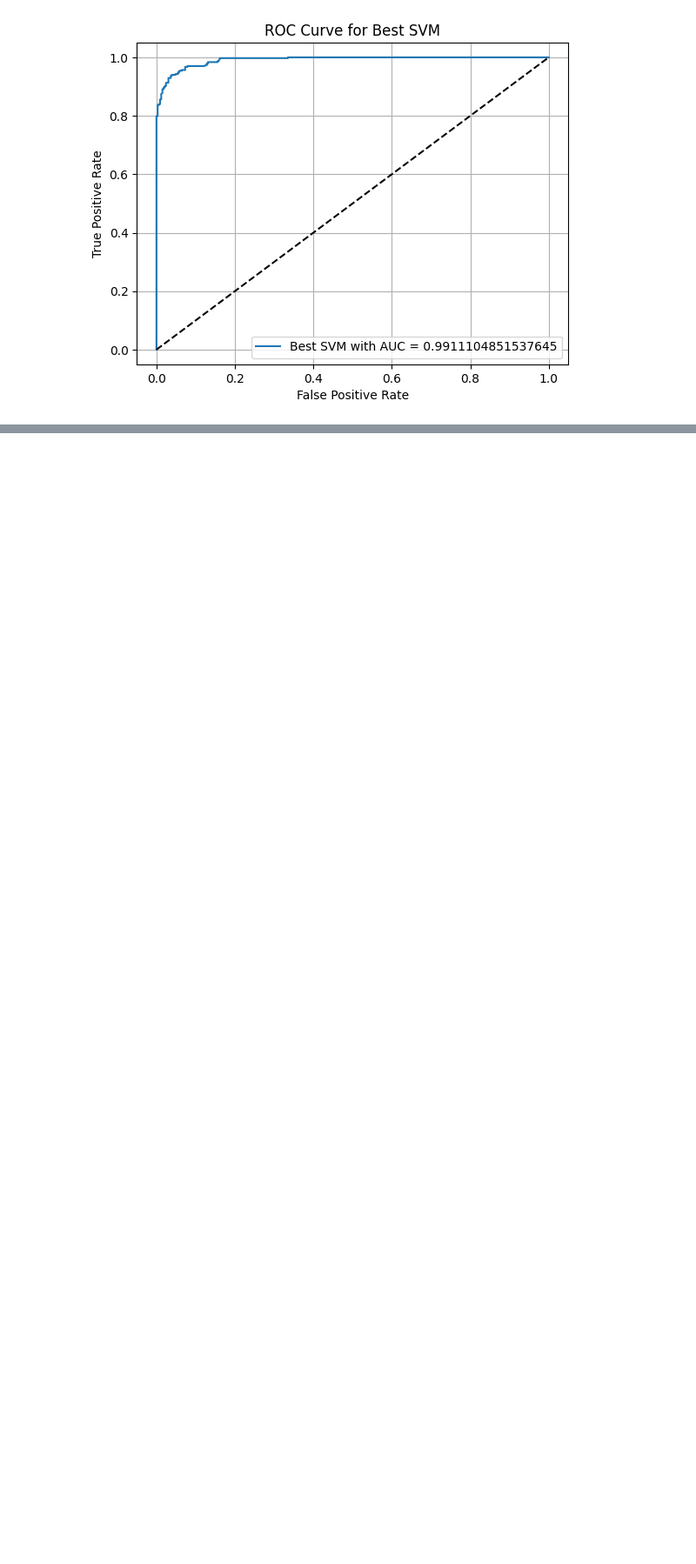
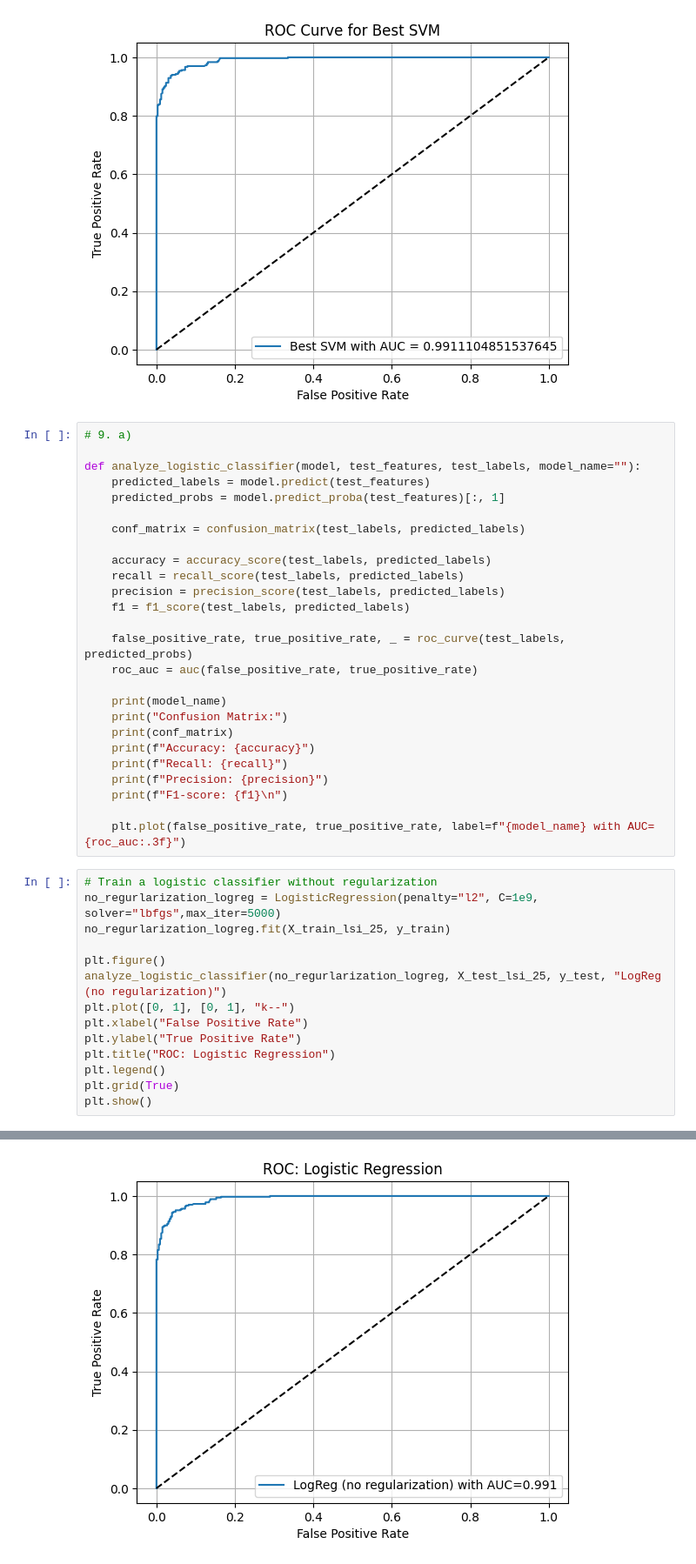
Before and after one commit to joelh11/ECE-219-Project1, a Jupyter notebook: q7_12_project1.ipynb, the cells around one changed output, grey strips where cells are left out. Shown at 87% size. Drawn from its saved outputs; the diff is of its cells as text; blank space fills up the shorter version.

```diff
--- a/q7_12_project1.ipynb
+++ b/q7_12_project1.ipynb
@@ -411,3 +413,44 @@ plt.grid(True)
 plt.show()
 # %% [output]
 [figure]
+# %%
+# 9. a)
+
+def analyze_logistic_classifier(model, test_features, test_labels, model_name=""):
+    predicted_labels = model.predict(test_features)
+    predicted_probs = model.predict_proba(test_features)[:, 1]
+
+    conf_matrix = confusion_matrix(test_labels, predicted_labels)
+
+    accuracy = accuracy_score(test_labels, predicted_labels)
+    recall = recall_score(test_labels, predicted_labels)
+    precision = precision_score(test_labels, predicted_labels)
+    f1 = f1_score(test_labels, predicted_labels)
+
+    false_positive_rate, true_positive_rate, _ = roc_curve(test_labels, predicted_probs)
+    roc_auc = auc(false_positive_rate, true_positive_rate)
+
+    print(model_name)
+    print("Confusion Matrix:")
+    print(conf_matrix)
+    print(f"Accuracy: {accuracy}")
+    print(f"Recall: {recall}")
+    print(f"Precision: {precision}")
+    print(f"F1-score: {f1}\n")
+
+    plt.plot(false_positive_rate, true_positive_rate, label=f"{model_name} with AUC={roc_auc:.3f}")
+# %%
+# Train a logistic classifier without regularization
+no_regurlarization_logreg = LogisticRegression(penalty="l2", C=1e9, solver="lbfgs",max_iter=5000)
+no_regurlarization_logreg.fit(X_train_lsi_25, y_train)
+
+plt.figure()
+analyze_logistic_classifier(no_regurlarization_logreg, X_test_lsi_25, y_test, "LogReg (no regularization)")
+plt.plot([0, 1], [0, 1], "k--")
+plt.xlabel("False Positive Rate")
+plt.ylabel("True Positive Rate")
+plt.title("ROC: Logistic Regression")
+plt.legend()
+plt.grid(True)
+plt.show()
+# %% [output]
@@ -413,0 +465 @@ plt.show()
+[figure, added]
```
Also changed, not shown: parts of 8 cells of this notebook.
